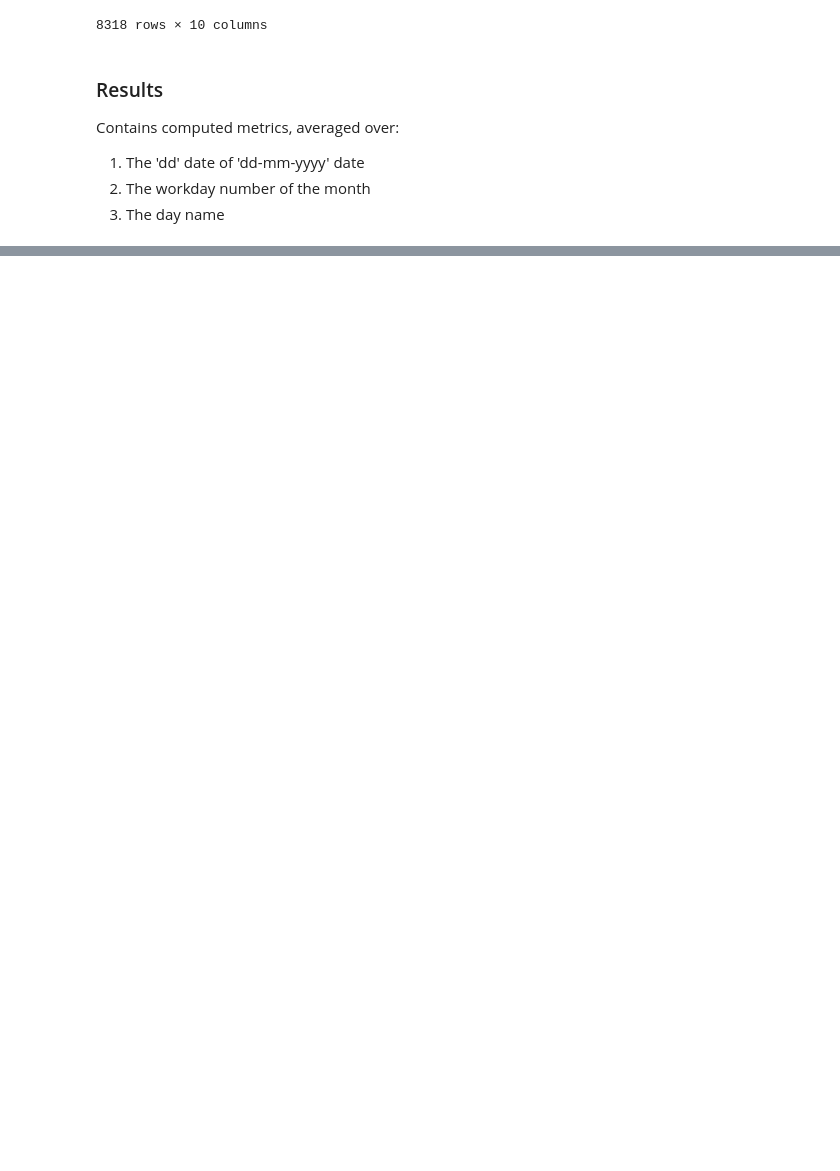
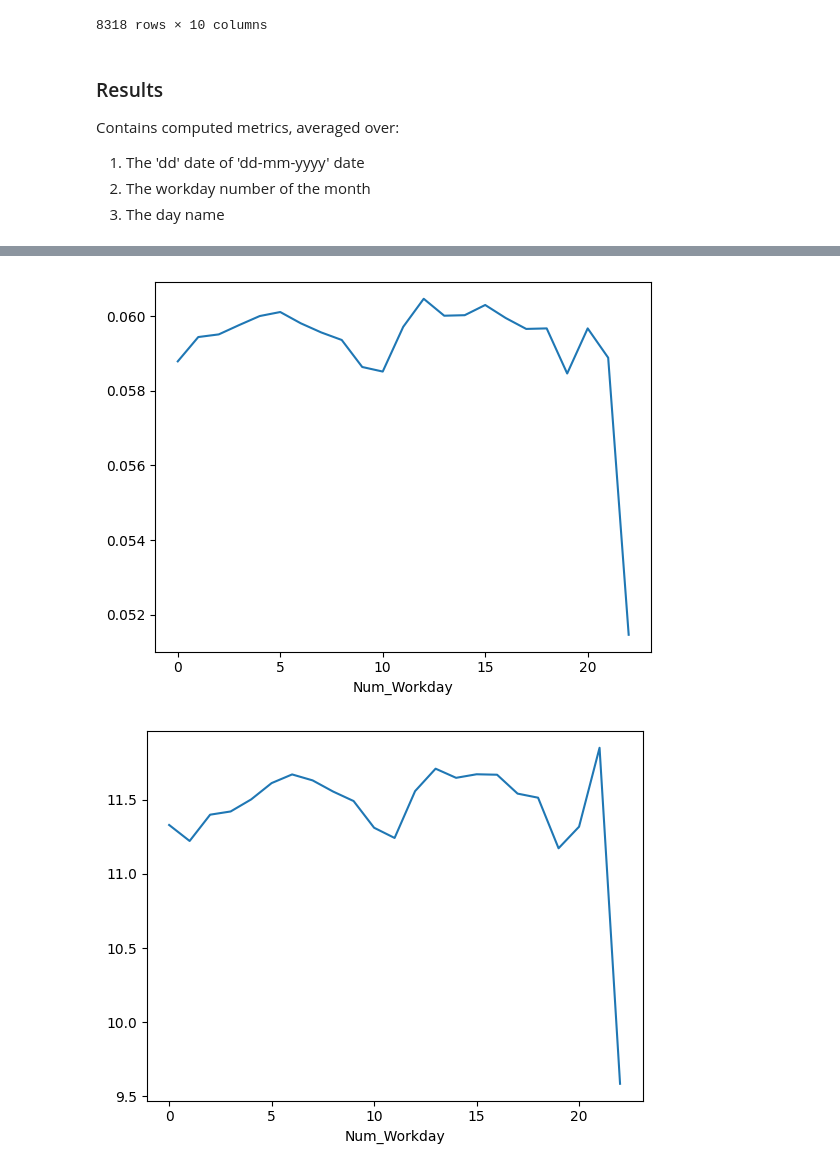
Before and after one commit to fabianbermana/seasonality_analysis, a Jupyter notebook: src/day_of_month.ipynb, the cells around one changed output, grey strips where cells are left out. Drawn from its saved outputs; the diff is of its cells as text; code cells hidden in the pictures; blank space fills up the shorter version.

```diff
--- a/src/day_of_month.ipynb
+++ b/src/day_of_month.ipynb
@@ -245,14 +287,21 @@ Contains computed metrics, averaged over:
 # %%
 data_per_workday = data_sharpe.copy()
 
 data_per_workday = (
     data_per_workday
-    .loc[:,['Day_Number', 'Test_Period_Ahead_Sharpe', 'Test_Period_Ahead_Return']]
-    .groupby('Day_Number')
+    .loc[:,['Num_Workday', 'Test_Period_Ahead_Sharpe', 'Test_Period_Ahead_Return']]
+    .groupby('Num_Workday')
     .mean()
     .sort_values(by='Test_Period_Ahead_Sharpe', ascending=False)
 )
 
+data_per_workday['Test_Period_Ahead_Sharpe'].sort_index().plot()
+plt.show()
+data_per_workday['Test_Period_Ahead_Return'].sort_index().plot()
+plt.show()
+
 display(data_per_workday)
 # %% [output]
+[figure, added]
+[figure, added]
 |  | Test_Period_Ahead_Sharpe | Test_Period_Ahead_Return |
```
Also changed, not shown: parts of 6 cells of this notebook, 2 other files.
